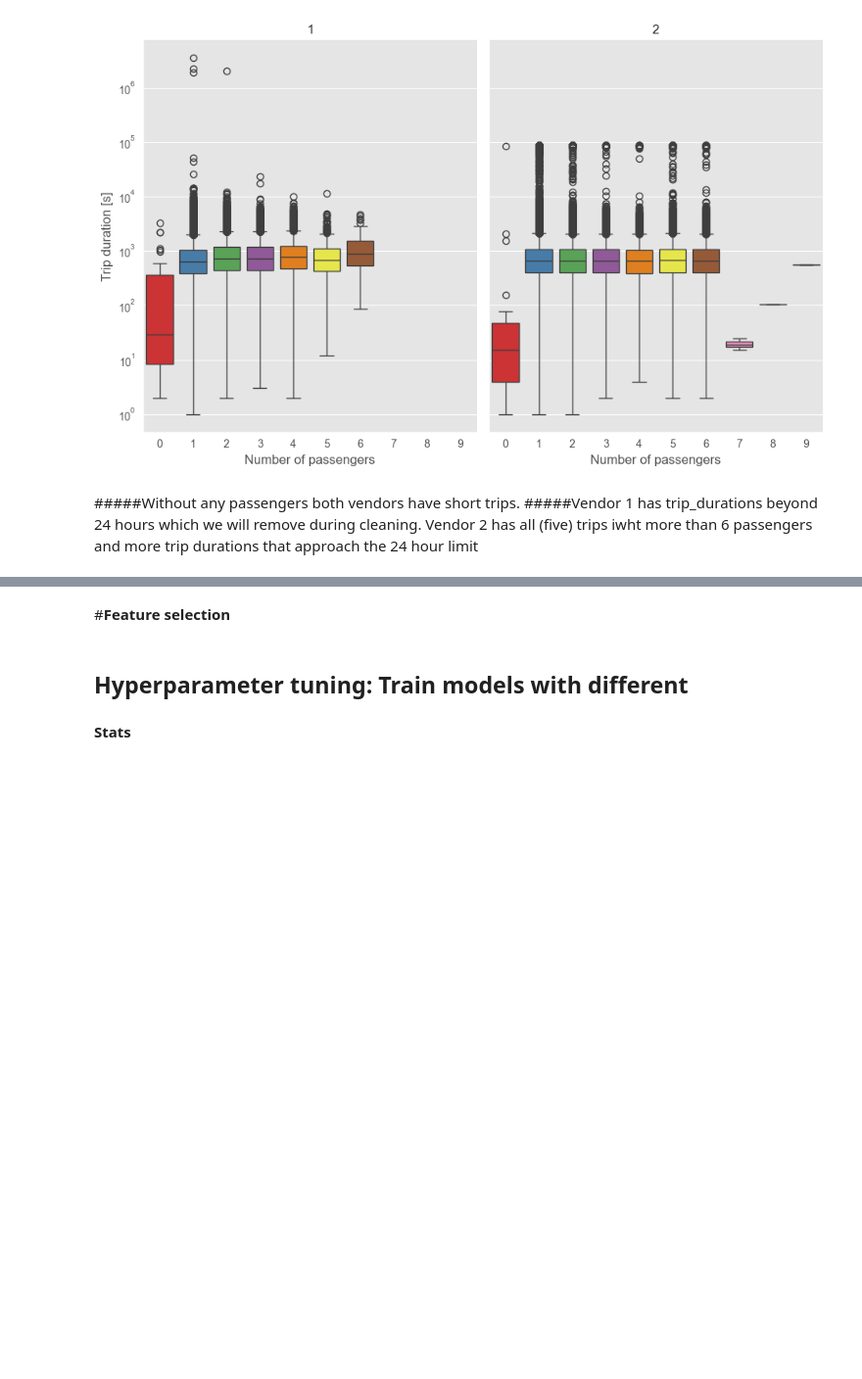
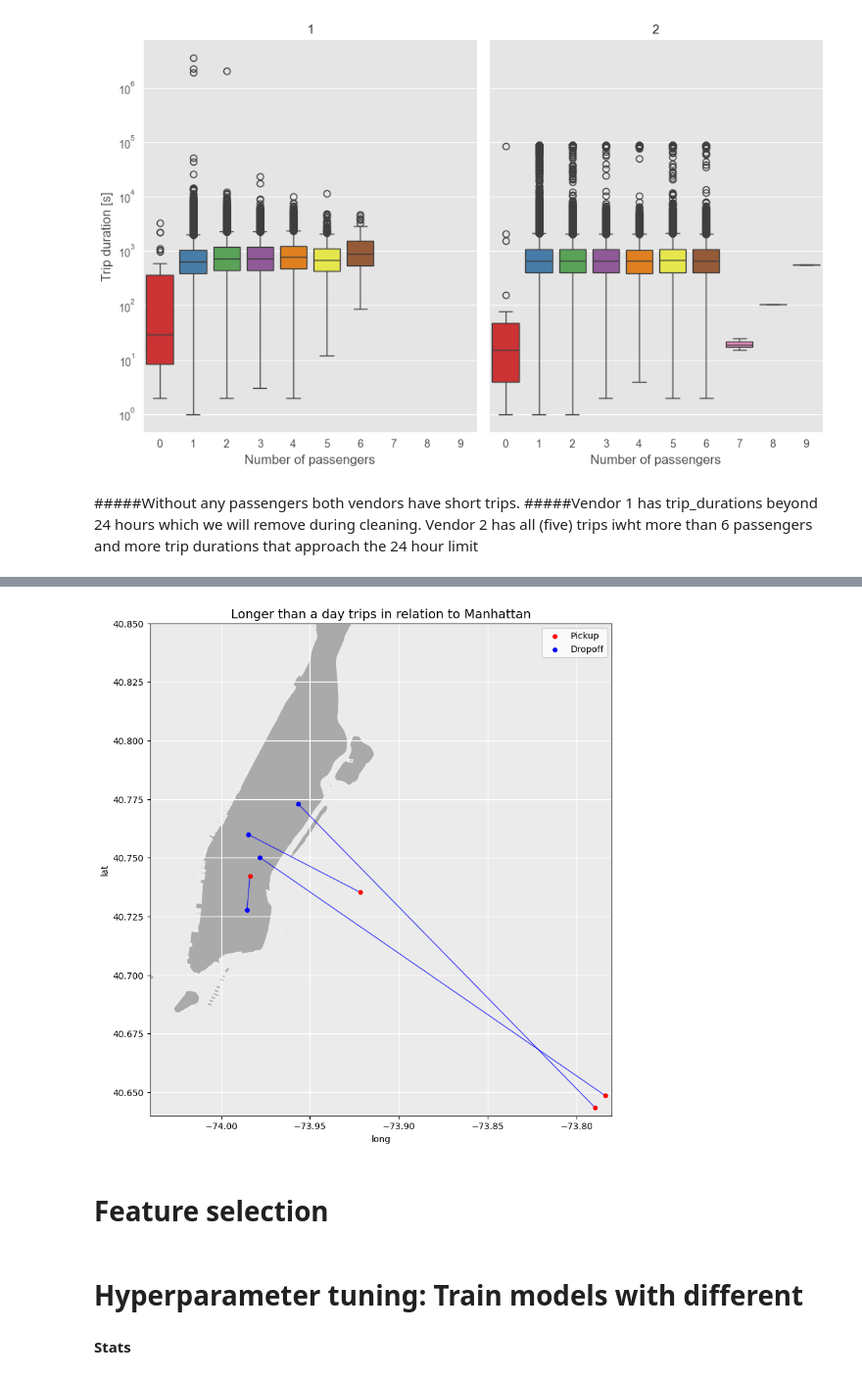
Before and after one commit to gav-ip/cse176-fall-proj, a Jupyter notebook: part3/taxi.ipynb, the cells around one changed output, grey strips where cells are left out. Shown at 98% size. Drawn from its saved outputs; the diff is of its cells as text; code cells hidden in the pictures; blank space fills up the shorter version.

```diff
--- a/part3/taxi.ipynb
+++ b/part3/taxi.ipynb
@@ -151,9 +174,8 @@ plt.show()
 # %% [output]
 [figure]
 # %%
-import matplotlib.pyplot as plt
-import seaborn as sns
-import pandas as pd
+if 'pickup_hour' not in trainFull.columns:
+    trainFull['pickup_hour'] = trainFull['pickup_datetime'].dt.hour
 
 # Calculate median duration per hour and vendor
 summary_data = trainFull.groupby(['pickup_hour', 'vendor_id'])['trip_duration_min'].median().reset_index()
@@ -322,0 +350,13 @@ dtype: object
+# %%
+# Filter for trips longer than 24 hours (24 * 3600 seconds)
+day_plus_trips = trainFull[trainFull['trip_duration'] > 24*3600].copy()
+
+# Calculate speed in km/h (Distance is in km, Duration is in seconds)
+# Note: This relies on 'haversine_distance' being present from your create_geo_features function
+day_plus_trips['speed'] = day_plus_trips['haversine_distance'] / (day_plus_trips['trip_duration'] / 3600)
+
+# Select the specific columns to create the view
+result = day_plus_trips[['pickup_datetime', 'dropoff_datetime', 'speed']]
+
+# Display the result (pandas DataFrame is the equivalent of a tibble)
+print(result)
@@ -323,5 +369,52 @@ dtype: object
+# %%
+import matplotlib.patches as patches
+from geodatasets import get_path
+import geopandas as gpd
+
+
+fig, ax = plt.subplots(figsize=(12, 8))
+
+path_to_data = get_path('nybb')
+gdf = gpd.read_file(path_to_data)
+
+manhattan = gdf[gdf['BoroName'] == 'Manhattan'].to_crs("EPSG:4326")
+
+# Draw lines connecting Pickup to Dropoff for each trip
+# (Iterating is fine here since there are very few data points > 24hrs)
+for _, row in day_plus_trips.iterrows():
+    ax.plot([row['pickup_longitude'], row['dropoff_longitude']],
+            [row['pickup_latitude'], row['dropoff_latitude']],
+            color='blue', alpha=0.75, linewidth=1)
+
+# Draw Manhattan Polygon
+manhattan.plot(ax=ax, color='grey', alpha=0.6, edgecolor='white')
+
+# Pickup (Red)
+ax.scatter(day_plus_trips['pickup_longitude'], day_plus_trips['pickup_latitude'],
+           color='red', s=20, label='Pickup', zorder=5)
+
+# Dropoff (Blue)
+ax.scatter(day_plus_trips['dropoff_longitude'], day_plus_trips['dropoff_latitude'],
+           color='blue', s=20, label='Dropoff', zorder=5)
+
+
+ax.set_title("Longer than a day trips in relation to Manhattan", fontsize=14)
+ax.set_xlabel("long")
+ax.set_ylabel("lat")
+ax.set_facecolor('#EBEBEB')  # Light grey background
+ax.grid(True, color='white', linewidth=1)  # White grid lines
+
+# Set limits to focus on the Manhattan/NYC area
+# (Based on the coordinates seen in your R plot example)
+ax.set_xlim(-74.04, -73.78)
+ax.set_ylim(40.64, 40.85)
+
+ax.legend()
+plt.show()
+# %% [output]
+[figure, added]
 # %% [markdown]
-#**Feature selection**
+# **Feature selection**
 # %%
 #Select features for the model
 feature_columns = [
@@ -355,7 +448,7 @@ print(f"Target stats - Min: {y_test.min()}, Max: {y_test.max()}, Mean: {y_test.m
 print(f"Training shape: {X_train.shape}")
 print(f"Target variance: {y_test.var()}")
 # %% [markdown]
-## Hyperparameter tuning: Train models with different
+# Hyperparameter tuning: Train models with different
 # %%
 hyperparams = {
     'learning_rate': [0.01, 0.05],
```
Also changed, not shown: parts of 13 cells of this notebook, 1 other file.
